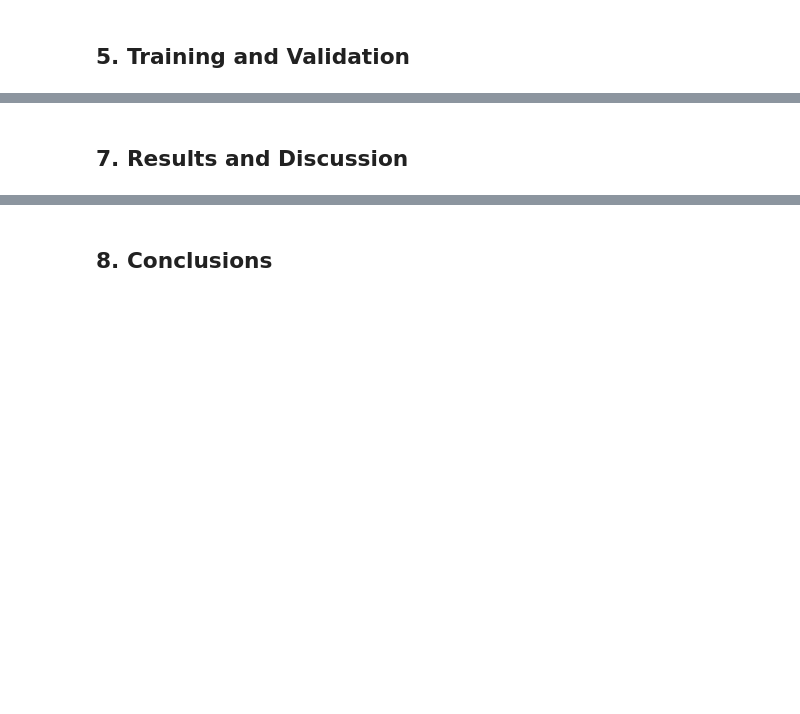
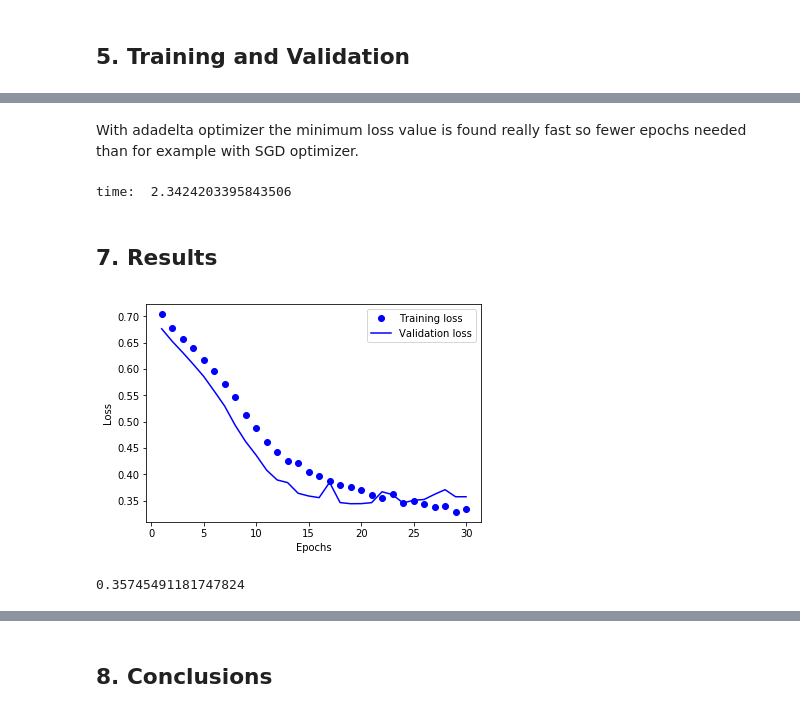
Before and after one commit to makkelip/cognitive-systems-for-health-technology-applications, a Jupyter notebook: Case 1.ipynb, the cells around one changed output, grey strips where cells are left out. Saved outputs shown, nothing was run; the diff lists cells and outputs as text; code cells hidden in the pictures; blank space fills up the shorter version.

```diff
--- a/Case 1.ipynb
+++ b/Case 1.ipynb
@@ -68,2 +86,17 @@ print(data.tail())
+# %%
+train_data,val_data,train_label,val_label = train_test_split(data_norm,
+                                                               bin_labels,
+                                                               test_size=0.26,
+                                                               random_state=42)
+
+
+
+model = Sequential()
+model.add(Dense(30,activation='relu', input_dim=13))
+model.add(Dense(15,activation='relu'))
+model.add(Dense(1, activation='sigmoid'))
+model.compile(optimizer='adadelta',
+             loss='binary_crossentropy',
+             metrics=['accuracy'])
 # %% [markdown]
 ## 5. Training and Validation
@@ -76,2 +103,19 @@ print(data.tail())
+# %% [markdown]
+With adadelta optimizer the minimum loss value is found really fast so fewer epochs needed than for example with SGD optimizer.
+# %%
+start = time.time()
+
+history = model.fit(train_data,
+                    train_label,
+                    epochs=30,
+                    batch_size=30,
+                    verbose=0,
+                    validation_data=(val_data,val_label))
+
+end = time.time()
+
+print('time: ', end - start)
+# %% [output]
+time:  2.3424203395843506
 # %% [markdown]
-## 7. Results and Discussion
+## 7. Results
@@ -79,0 +122,14 @@ print(data.tail())
+# %%
+h_dict = history.history
+epochs = range(1, len(h_dict['loss'])+1)
+
+plt.plot(epochs, h_dict['loss'], 'bo', label='Training loss')
+plt.plot(epochs, h_dict['val_loss'], 'b', label='Validation loss')
+plt.xlabel('Epochs')
+plt.ylabel('Loss')
+plt.legend()
+plt.show()
+print(h_dict['val_loss'][len(h_dict['val_loss'])-1])
+# %% [output]
+[figure, added]
+0.35745491181747824
```
Also changed, not shown: parts of 15 cells of this notebook, 3 other files.
